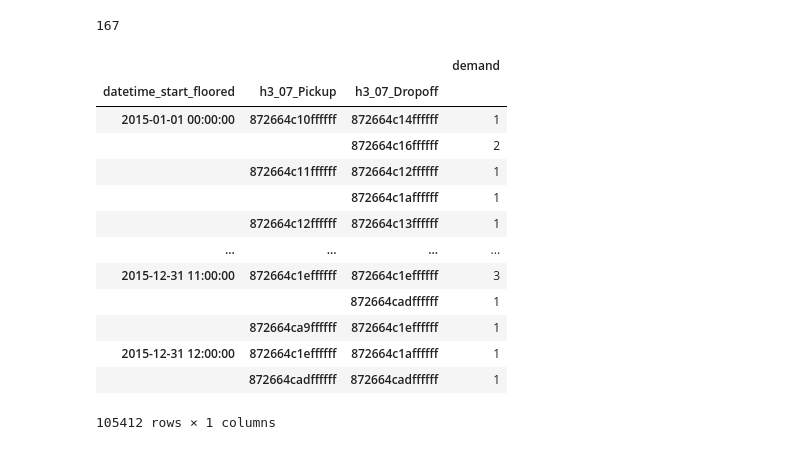
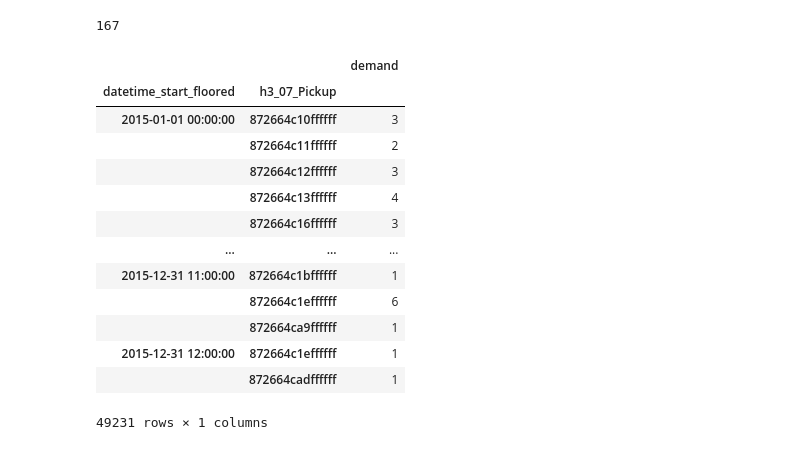
Before and after one commit to Jerematix/aaa, a Jupyter notebook: notebooks/4_predictive_analysis/01_SVM.ipynb, the cells around one changed output. Cells and saved outputs as stored; diff of their text form; code cells hidden in the pictures.

```diff
--- a/notebooks/4_predictive_analysis/01_SVM.ipynb
+++ b/notebooks/4_predictive_analysis/01_SVM.ipynb
@@ -62,24 +63,25 @@ len(df["h3_08_Pickup"].unique())
 # %%
 timeinterval_length = 1
 trips_c = df.copy()
 
 trips_c["datetime_start_floored"] = trips_c["Trip Start Timestamp"].dt.floor(
         f"{timeinterval_length}H"
 )
 
-trips_c.groupby(["datetime_start_floored", "h3_07_Pickup", "h3_07_Dropoff"]).size().to_frame("demand")
+demand_df = trips_c.groupby(["datetime_start_floored", "h3_07_Pickup"]).size().to_frame("demand")
+demand_df
 # %% [output]
-|  |  |  | demand |
-| datetime_start_floored | h3_07_Pickup | h3_07_Dropoff |  |
-| 2015-01-01 00:00:00 | 872664c10ffffff | 872664c14ffffff | 1 |
-|  |  | 872664c16ffffff | 2 |
-|  | 872664c11ffffff | 872664c12ffffff | 1 |
-|  |  | 872664c1affffff | 1 |
-|  | 872664c12ffffff | 872664c13ffffff | 1 |
-| ... | ... | ... | ... |
-| 2015-12-31 11:00:00 | 872664c1effffff | 872664c1effffff | 3 |
-|  |  | 872664cadffffff | 1 |
-|  | 872664ca9ffffff | 872664c1effffff | 1 |
-| 2015-12-31 12:00:00 | 872664c1effffff | 872664c1affffff | 1 |
-|  | 872664cadffffff | 872664cadffffff | 1 |
+|  |  | demand |
+| datetime_start_floored | h3_07_Pickup |  |
+| 2015-01-01 00:00:00 | 872664c10ffffff | 3 |
+|  | 872664c11ffffff | 2 |
+|  | 872664c12ffffff | 3 |
+|  | 872664c13ffffff | 4 |
+|  | 872664c16ffffff | 3 |
+| ... | ... | ... |
+| 2015-12-31 11:00:00 | 872664c1bffffff | 1 |
+|  | 872664c1effffff | 6 |
+|  | 872664ca9ffffff | 1 |
+| 2015-12-31 12:00:00 | 872664c1effffff | 1 |
+|  | 872664cadffffff | 1 |
-105412 rows × 1 columns
+49231 rows × 1 columns
```
Also changed, not shown: parts of 8 cells of this notebook, 1 other file.
